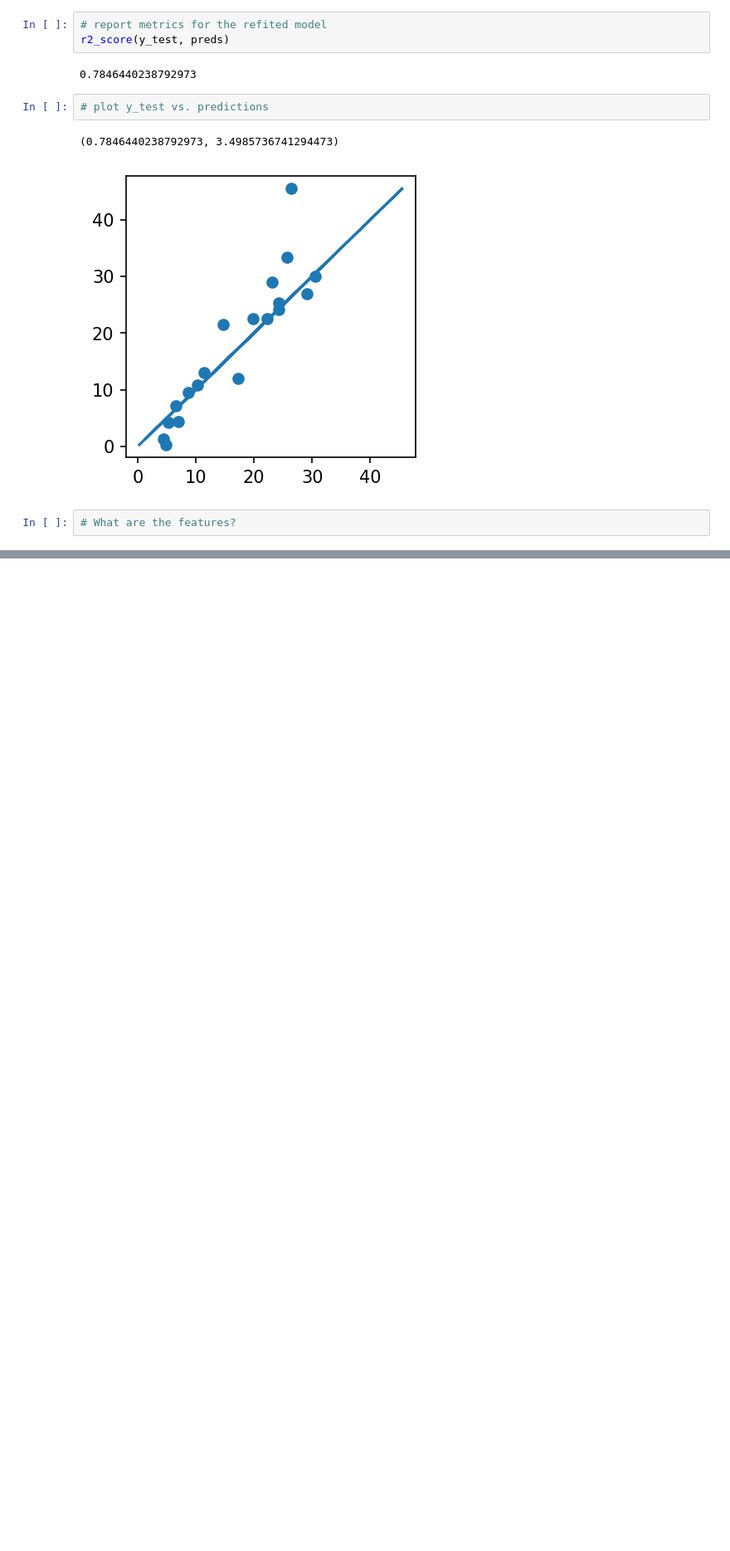
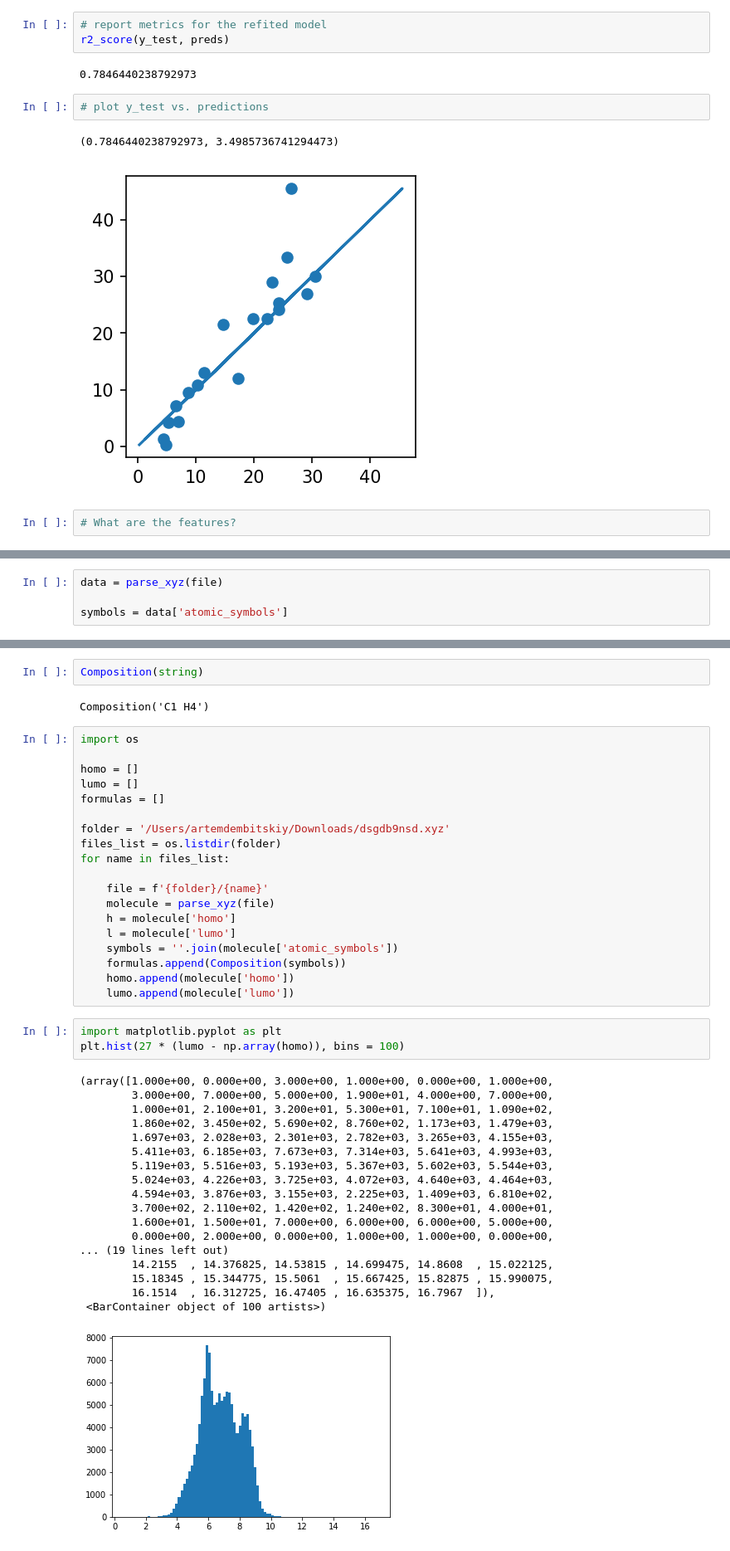
Before and after one commit to dembart/intro-to-materials-informatics, a Jupyter notebook: homeworks/hw2/hw2.ipynb, the cells around one changed output, grey strips where cells are left out. Shown at 83% size. Cells and saved outputs as stored; diff of their text form; blank space fills up the shorter version.

```diff
--- a/homeworks/hw2/hw2.ipynb
+++ b/homeworks/hw2/hw2.ipynb
@@ -278,0 +340,4 @@ r2_score(y_test, preds)
+# %%
+data = parse_xyz(file)
+
+symbols = data['atomic_symbols']
@@ -278,0 +349,45 @@ r2_score(y_test, preds)
+# %%
+Composition(string)
+# %% [output]
+Composition('C1 H4')
+# %%
+import os
+
+homo = []
+lumo = []
+formulas = []
+
+folder = '/Users/artemdembitskiy/Downloads/dsgdb9nsd.xyz'
+files_list = os.listdir(folder)
+for name in files_list:
+
+    file = f'{folder}/{name}'
+    molecule = parse_xyz(file)
+    h = molecule['homo']
+    l = molecule['lumo']
+    symbols = ''.join(molecule['atomic_symbols'])
+    formulas.append(Composition(symbols))
+    homo.append(molecule['homo'])
+    lumo.append(molecule['lumo'])
+# %%
+import matplotlib.pyplot as plt
+plt.hist(27 * (lumo - np.array(homo)), bins = 100)
+# %% [output]
+(array([1.000e+00, 0.000e+00, 3.000e+00, 1.000e+00, 0.000e+00, 1.000e+00,
+        3.000e+00, 7.000e+00, 5.000e+00, 1.900e+01, 4.000e+00, 7.000e+00,
+        1.000e+01, 2.100e+01, 3.200e+01, 5.300e+01, 7.100e+01, 1.090e+02,
+        1.860e+02, 3.450e+02, 5.690e+02, 8.760e+02, 1.173e+03, 1.479e+03,
+        1.697e+03, 2.028e+03, 2.301e+03, 2.782e+03, 3.265e+03, 4.155e+03,
+        5.411e+03, 6.185e+03, 7.673e+03, 7.314e+03, 5.641e+03, 4.993e+03,
+        5.119e+03, 5.516e+03, 5.193e+03, 5.367e+03, 5.602e+03, 5.544e+03,
+        5.024e+03, 4.226e+03, 3.725e+03, 4.072e+03, 4.640e+03, 4.464e+03,
+        4.594e+03, 3.876e+03, 3.155e+03, 2.225e+03, 1.409e+03, 6.810e+02,
+        3.700e+02, 2.110e+02, 1.420e+02, 1.240e+02, 8.300e+01, 4.000e+01,
+        1.600e+01, 1.500e+01, 7.000e+00, 6.000e+00, 6.000e+00, 5.000e+00,
+        0.000e+00, 2.000e+00, 0.000e+00, 1.000e+00, 1.000e+00, 0.000e+00,
+... (19 lines left out)
+        14.2155  , 14.376825, 14.53815 , 14.699475, 14.8608  , 15.022125,
+        15.18345 , 15.344775, 15.5061  , 15.667425, 15.82875 , 15.990075,
+        16.1514  , 16.312725, 16.47405 , 16.635375, 16.7967  ]),
+ <BarContainer object of 100 artists>)
+[figure, added]
```
Also changed, not shown: parts of 4 cells of this notebook, 11 other files.
